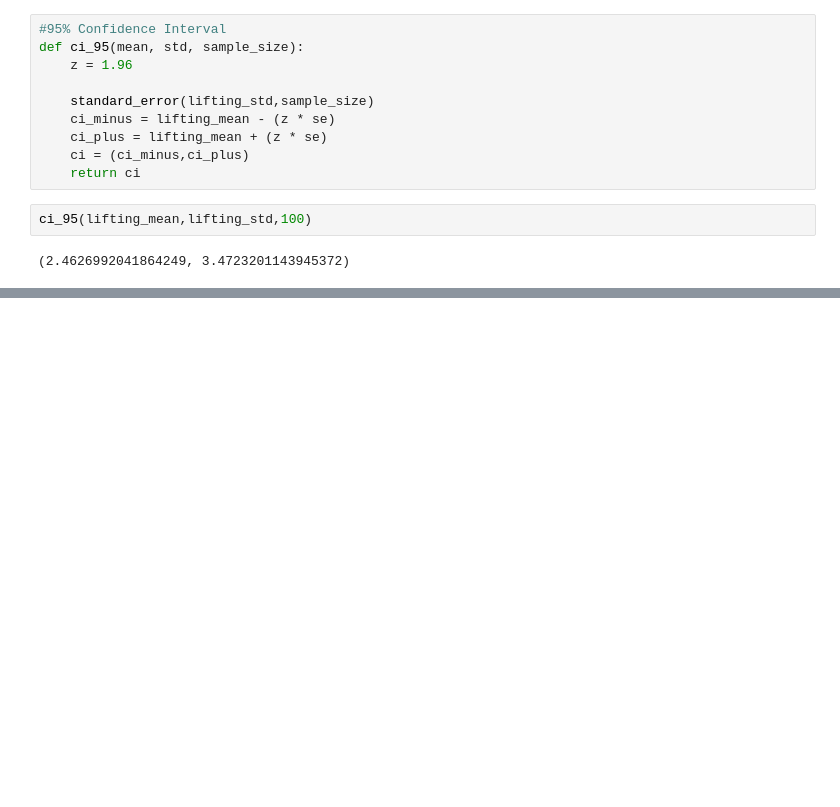
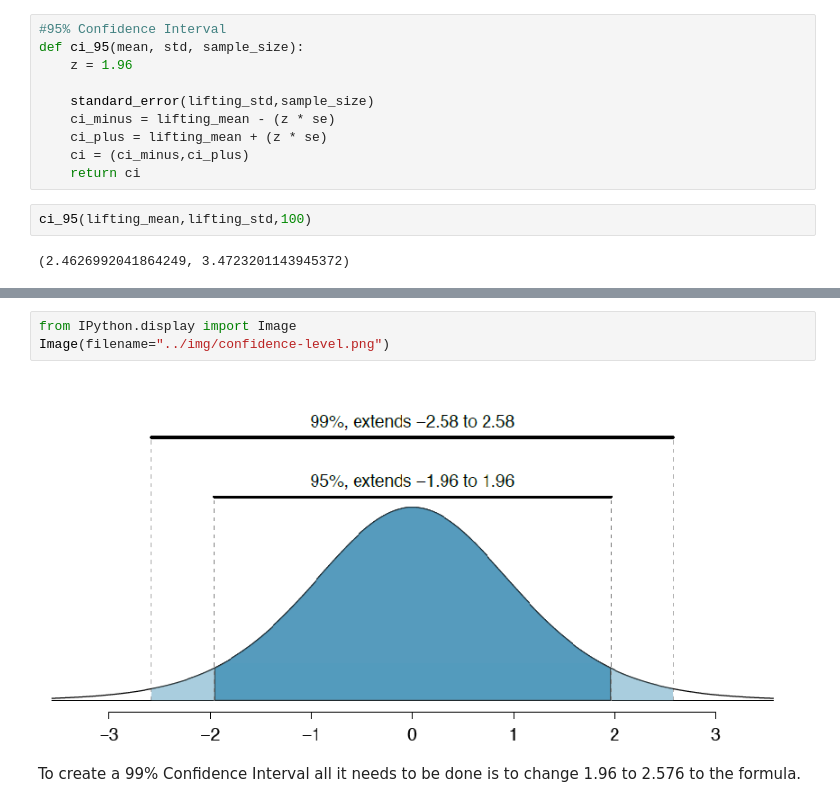
Before and after one commit to chikoungoun/OpenIntro, a Jupyter notebook: Chapter 4/Chap4_Foundations_for_Inference.ipynb, the cells around one changed output, grey strips where cells are left out. Cells and saved outputs as stored; diff of their text form; blank space fills up the shorter version.

Commit message:
Changing confidence level

```diff
--- a/Chapter 4/Chap4_Foundations_for_Inference.ipynb
+++ b/Chapter 4/Chap4_Foundations_for_Inference.ipynb
@@ -347,0 +383,7 @@ ci_95(lifting_mean,lifting_std,100)
+# %%
+from IPython.display import Image
+Image(filename="../img/confidence-level.png")
+# %% [output]
+[figure, added]
+# %% [markdown]
+To create a 99% Confidence Interval all it needs to be done is to change 1.96 to 2.576 to the formula.
```
Also changed, not shown: parts of 23 cells of this notebook.
